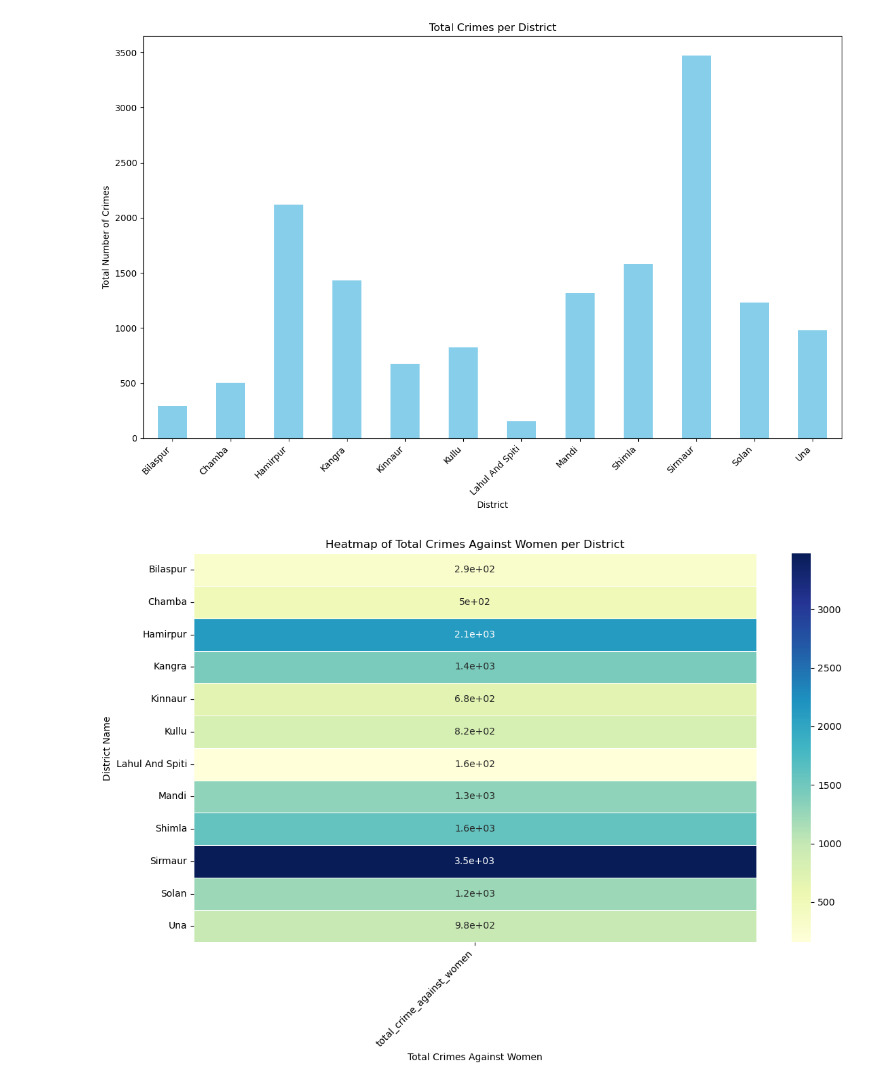
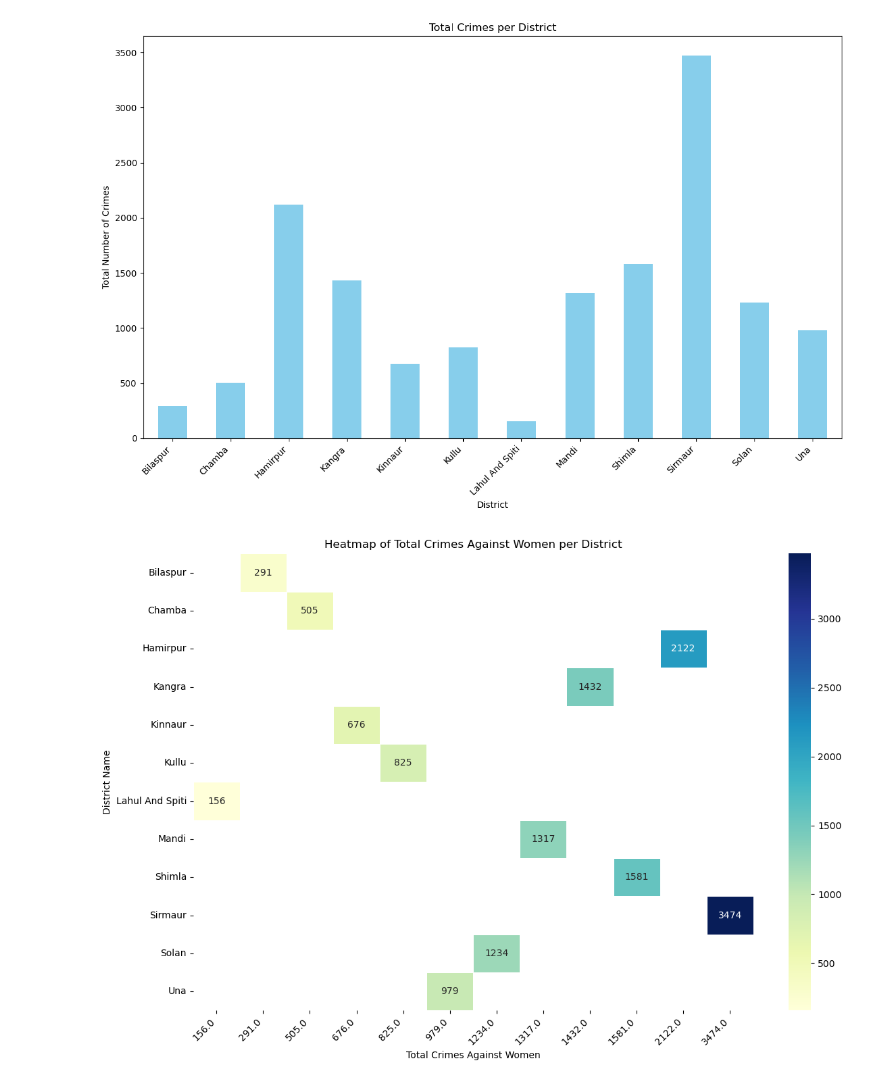
Before and after one commit to Manasvi-Bakshi/Crime-Analysis, a Jupyter notebook: Crime Analysis.ipynb, the cells around one changed output. Cells and saved outputs as stored; diff of their text form; code cells hidden in the pictures.

Commit message:
corrected Heatmap

```diff
--- a/Crime Analysis.ipynb
+++ b/Crime Analysis.ipynb
@@ -74,19 +74,21 @@ plt.show()
 # %%
 if 'district_name' in data.columns and 'total_crime_against_women' in data.columns:
     # Aggregate the total number of crimes against women per district
     district_total_crimes = data.groupby('district_name')['total_crime_against_women'].sum().reset_index()
 
-    # Pivot the data to create a DataFrame suitable for heatmap
-    crime_pivot = district_total_crimes.pivot_table(index='district_name', values='total_crime_against_women')
+    # Convert the aggregated data into a DataFrame suitable for heatmap
+    crime_pivot = district_total_crimes.pivot(index='district_name', columns='total_crime_against_women', values='total_crime_against_women')
 
     # Create a heatmap
     plt.figure(figsize=(12, 8))
-    sns.heatmap(crime_pivot, annot=True, cmap='YlGnBu', cbar=True, linewidths=0.5)
+    sns.heatmap(crime_pivot, annot=True, cmap='YlGnBu', cbar=True, linewidths=0.5, fmt='g')
     plt.title('Heatmap of Total Crimes Against Women per District')
     plt.xlabel('Total Crimes Against Women')
     plt.ylabel('District Name')
     plt.xticks(rotation=45, ha='right')  # Rotate x-axis labels for better readability
     plt.tight_layout()  # Adjust layout to fit labels
     plt.show()
+else:
+    print("The necessary columns are not found in the DataFrame.")
 # %% [output]
-[figure, old version]
+[figure, new version]
```
